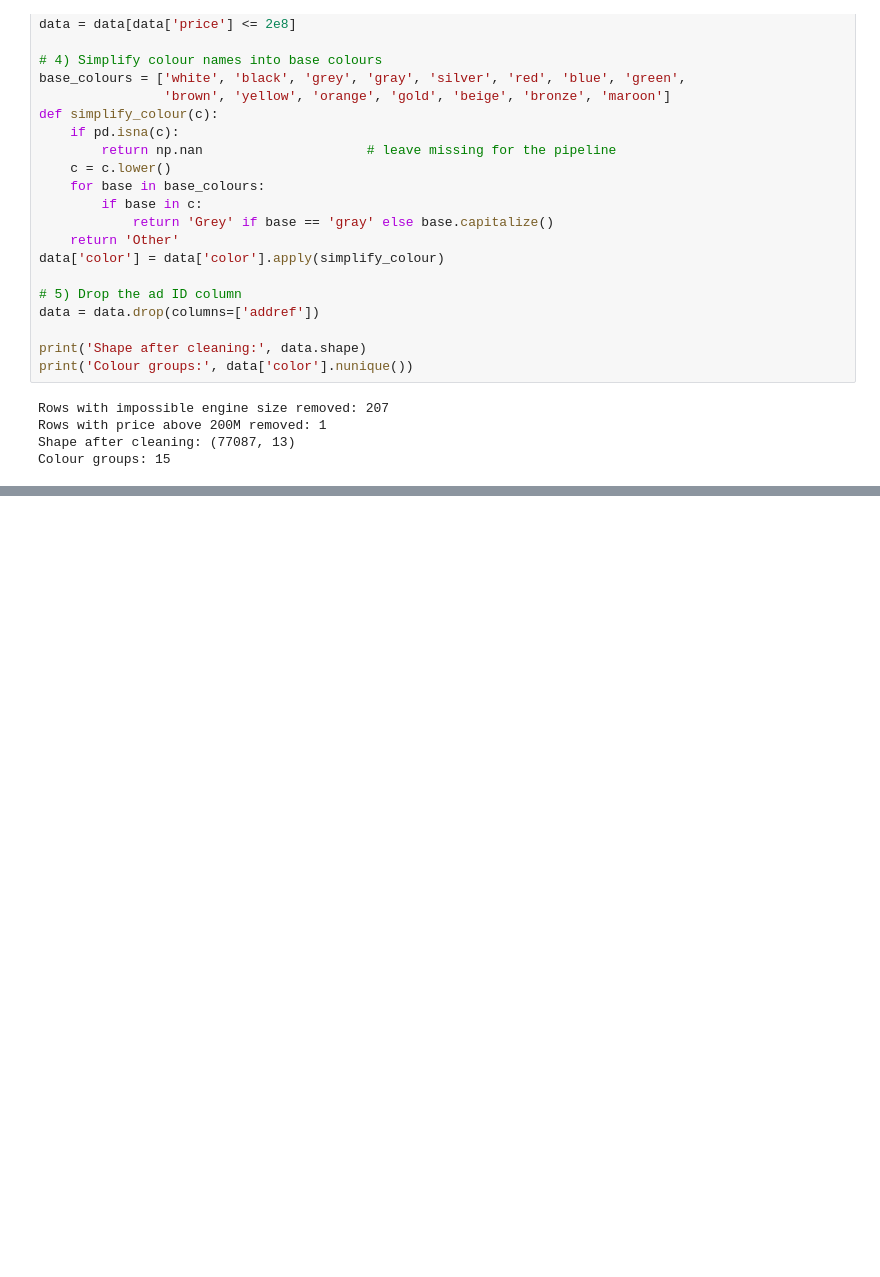
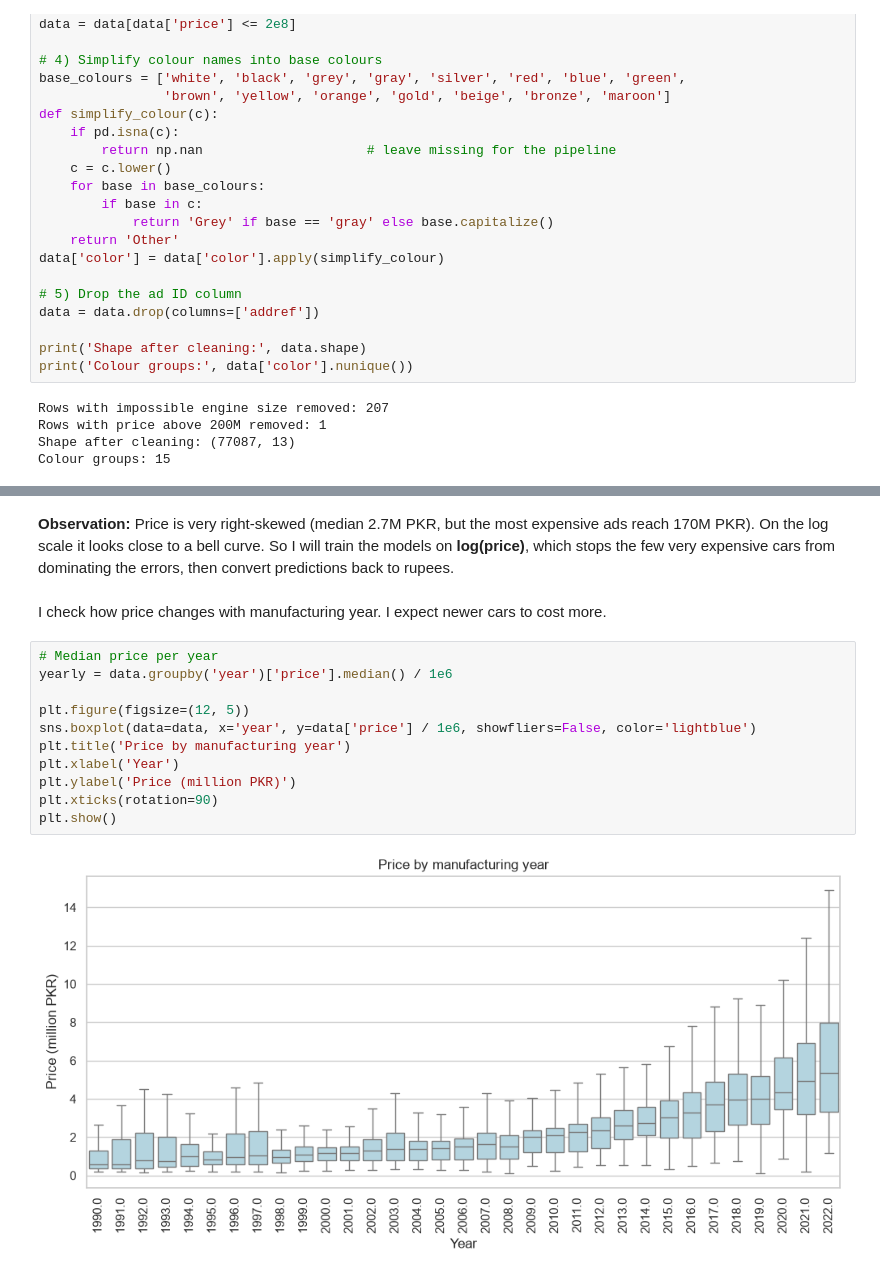
Before and after one commit to saddamkhan11/pakwheels-car-price-prediction, a Jupyter notebook: PakWheels_Price_Prediction.ipynb, the cells around one changed output, grey strips where cells are left out. Drawn from its saved outputs; the diff is of its cells as text; blank space fills up the shorter version.

```diff
--- a/PakWheels_Price_Prediction.ipynb
+++ b/PakWheels_Price_Prediction.ipynb
@@ -192,0 +225,17 @@ Colour groups: 15
+# %% [markdown]
+**Observation:** Price is very right-skewed (median 2.7M PKR, but the most expensive ads reach 170M PKR). On the log scale it looks close to a bell curve. So I will train the models on **log(price)**, which stops the few very expensive cars from dominating the errors, then convert predictions back to rupees.
+# %% [markdown]
+I check how price changes with manufacturing year. I expect newer cars to cost more.
+# %%
+# Median price per year
+yearly = data.groupby('year')['price'].median() / 1e6
+
+plt.figure(figsize=(12, 5))
+sns.boxplot(data=data, x='year', y=data['price'] / 1e6, showfliers=False, color='lightblue')
+plt.title('Price by manufacturing year')
+plt.xlabel('Year')
+plt.ylabel('Price (million PKR)')
+plt.xticks(rotation=90)
+plt.show()
+# %% [output]
+[figure, added]
```
Also changed, not shown: parts of 15 cells of this notebook.
